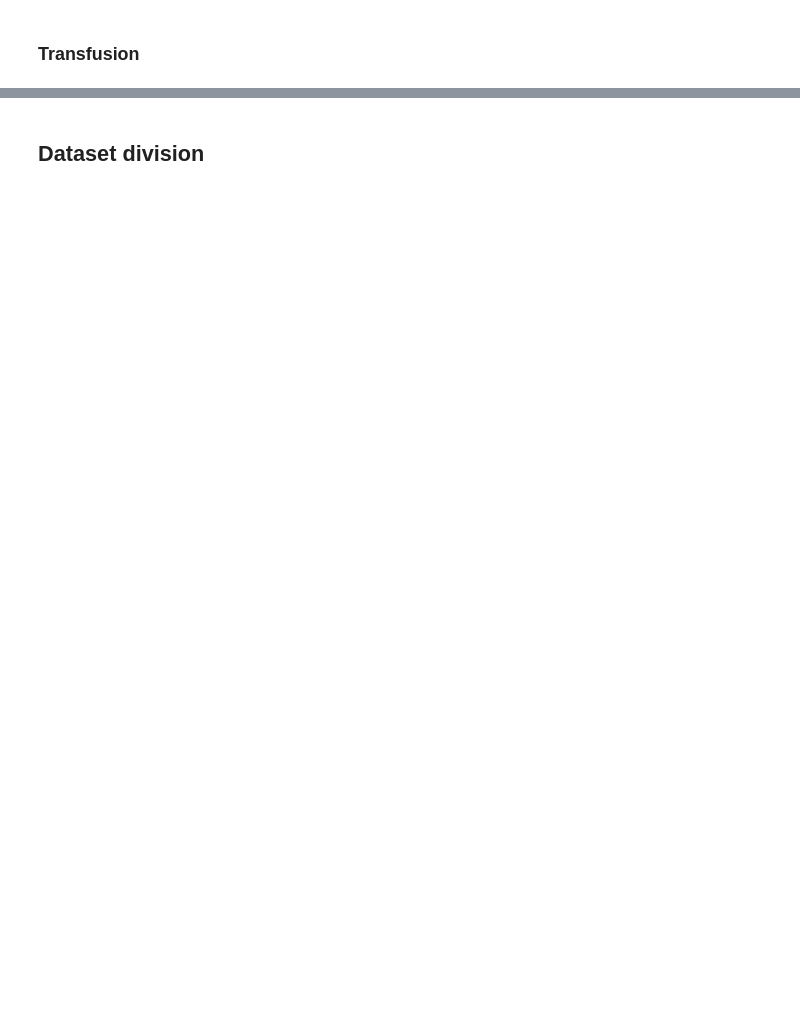
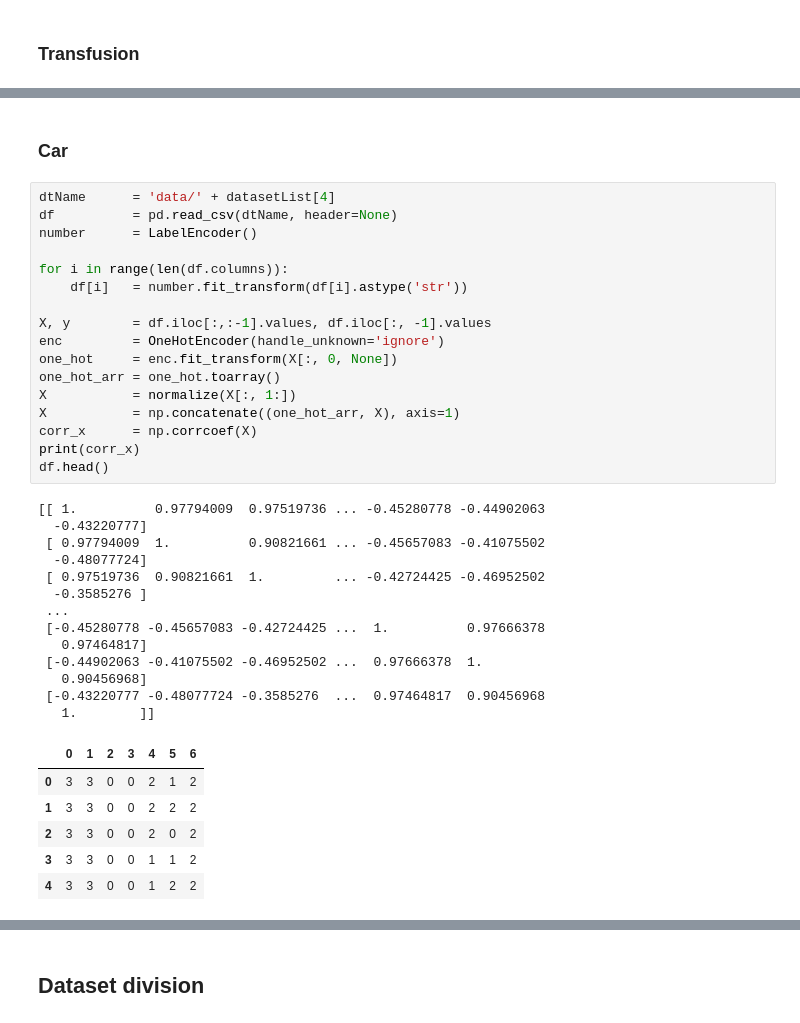
Before and after one commit to CarlosPena00/CIn-IF699-AM, a Jupyter notebook: project.ipynb, the cells around one changed output, grey strips where cells are left out. Drawn from its saved outputs; the diff is of its cells as text; blank space fills up the shorter version.

```diff
--- a/project.ipynb
+++ b/project.ipynb
@@ -52,0 +138,39 @@ df.head()
+# %% [markdown]
+### Car
+# %%
+dtName      = 'data/' + datasetList[4]
+df          = pd.read_csv(dtName, header=None)
+number      = LabelEncoder()
+
+for i in range(len(df.columns)):
+    df[i]   = number.fit_transform(df[i].astype('str'))
+
+X, y        = df.iloc[:,:-1].values, df.iloc[:, -1].values
+enc         = OneHotEncoder(handle_unknown='ignore')
+one_hot     = enc.fit_transform(X[:, 0, None])
+one_hot_arr = one_hot.toarray()
+X           = normalize(X[:, 1:])
+X           = np.concatenate((one_hot_arr, X), axis=1)
+corr_x      = np.corrcoef(X)
+print(corr_x)
+df.head()
+# %% [output]
+[[ 1.          0.97794009  0.97519736 ... -0.45280778 -0.44902063
+  -0.43220777]
+ [ 0.97794009  1.          0.90821661 ... -0.45657083 -0.41075502
+  -0.48077724]
+ [ 0.97519736  0.90821661  1.         ... -0.42724425 -0.46952502
+  -0.3585276 ]
+ ...
+ [-0.45280778 -0.45657083 -0.42724425 ...  1.          0.97666378
+   0.97464817]
+ [-0.44902063 -0.41075502 -0.46952502 ...  0.97666378  1.
+   0.90456968]
+ [-0.43220777 -0.48077724 -0.3585276  ...  0.97464817  0.90456968
+   1.        ]]
+|  | 0 | 1 | 2 | 3 | 4 | 5 | 6 |
+| 0 | 3 | 3 | 0 | 0 | 2 | 1 | 2 |
+| 1 | 3 | 3 | 0 | 0 | 2 | 2 | 2 |
+| 2 | 3 | 3 | 0 | 0 | 2 | 0 | 2 |
+| 3 | 3 | 3 | 0 | 0 | 1 | 1 | 2 |
+| 4 | 3 | 3 | 0 | 0 | 1 | 2 | 2 |
```
Also changed, not shown: parts of 15 cells of this notebook, 1 other file.
